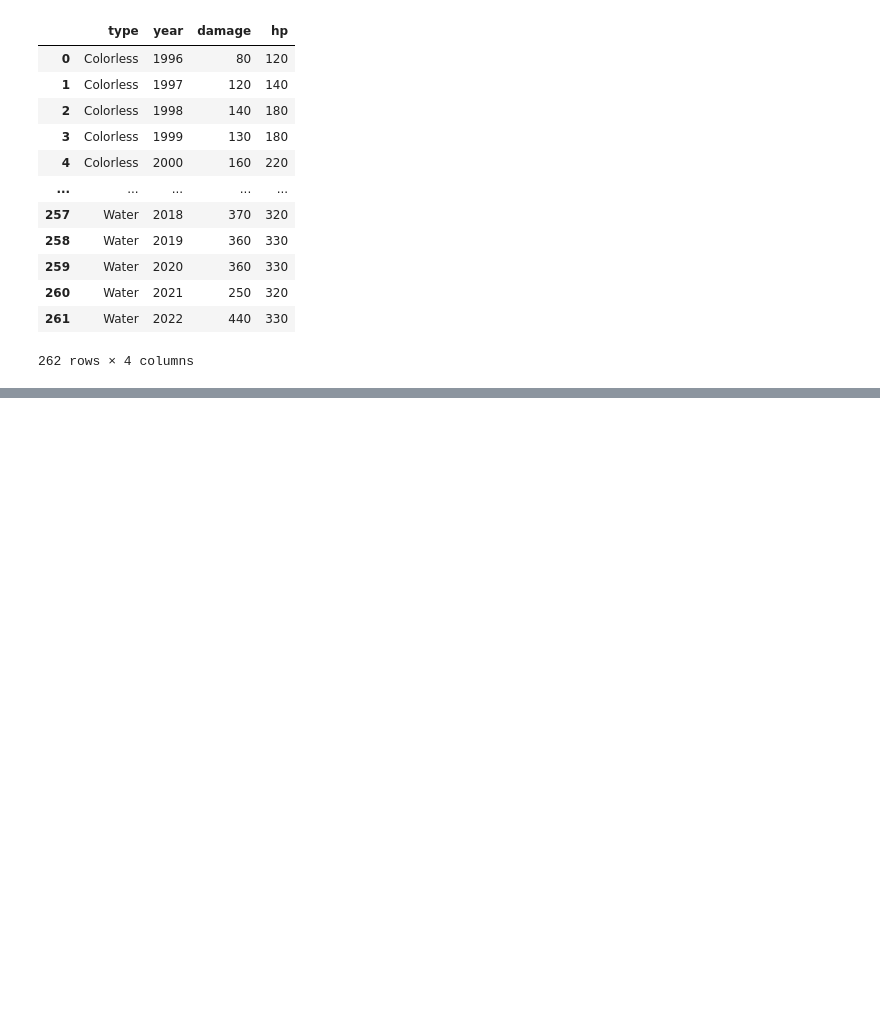
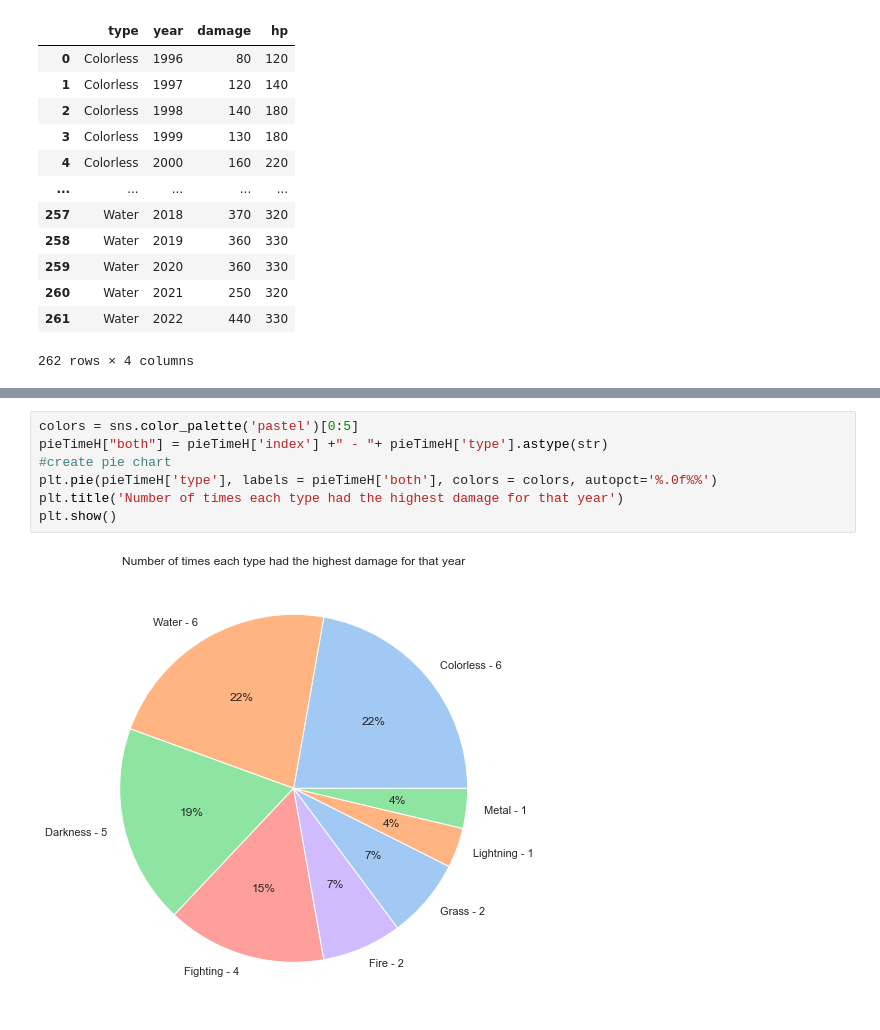
Before and after one commit to derikmccausland/jupyter, a Jupyter notebook: A place to start.ipynb, the cells around one changed output, grey strips where cells are left out. Drawn from its saved outputs; the diff is of its cells as text; blank space fills up the shorter version.

```diff
--- a/A place to start.ipynb
+++ b/A place to start.ipynb
@@ -330,0 +409,9 @@ plt.show()
+# %%
+colors = sns.color_palette('pastel')[0:5]
+pieTimeH["both"] = pieTimeH['index'] +" - "+ pieTimeH['type'].astype(str)
+#create pie chart
+plt.pie(pieTimeH['type'], labels = pieTimeH['both'], colors = colors, autopct='%.0f%%')
+plt.title('Number of times each type had the highest damage for that year')
+plt.show()
+# %% [output]
+[figure, added]
```
Also changed, not shown: parts of 32 cells of this notebook.
